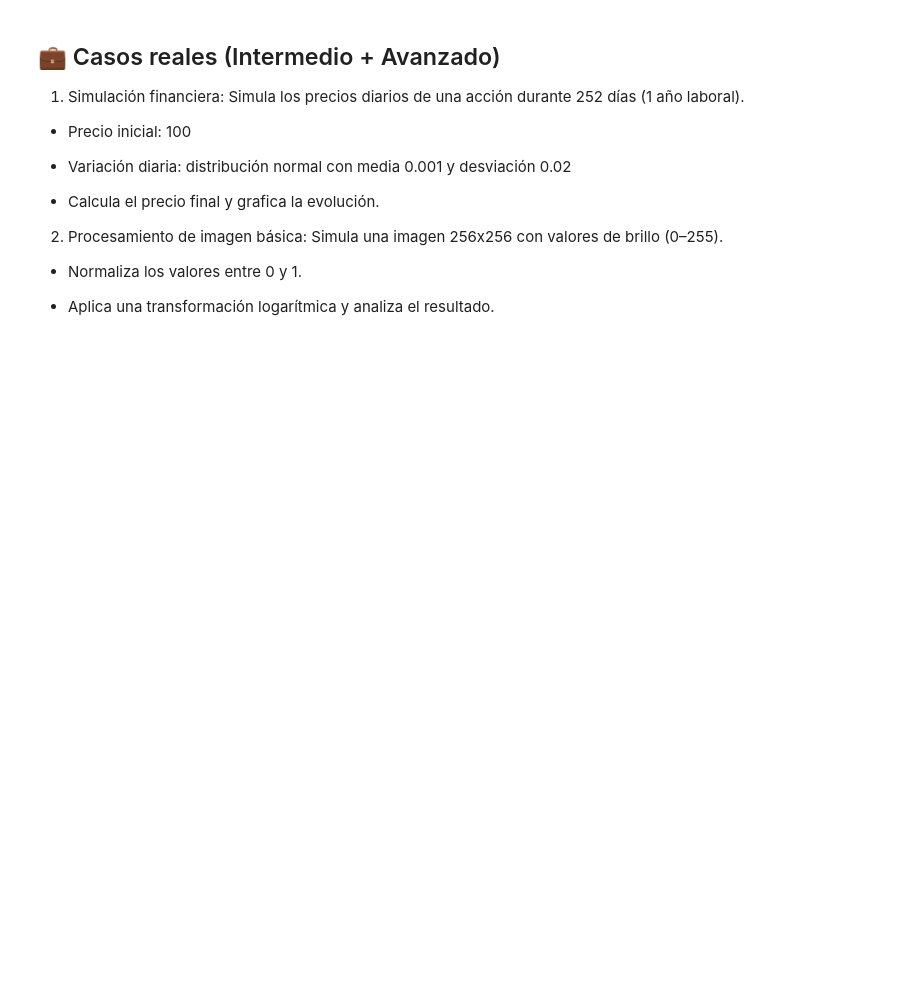
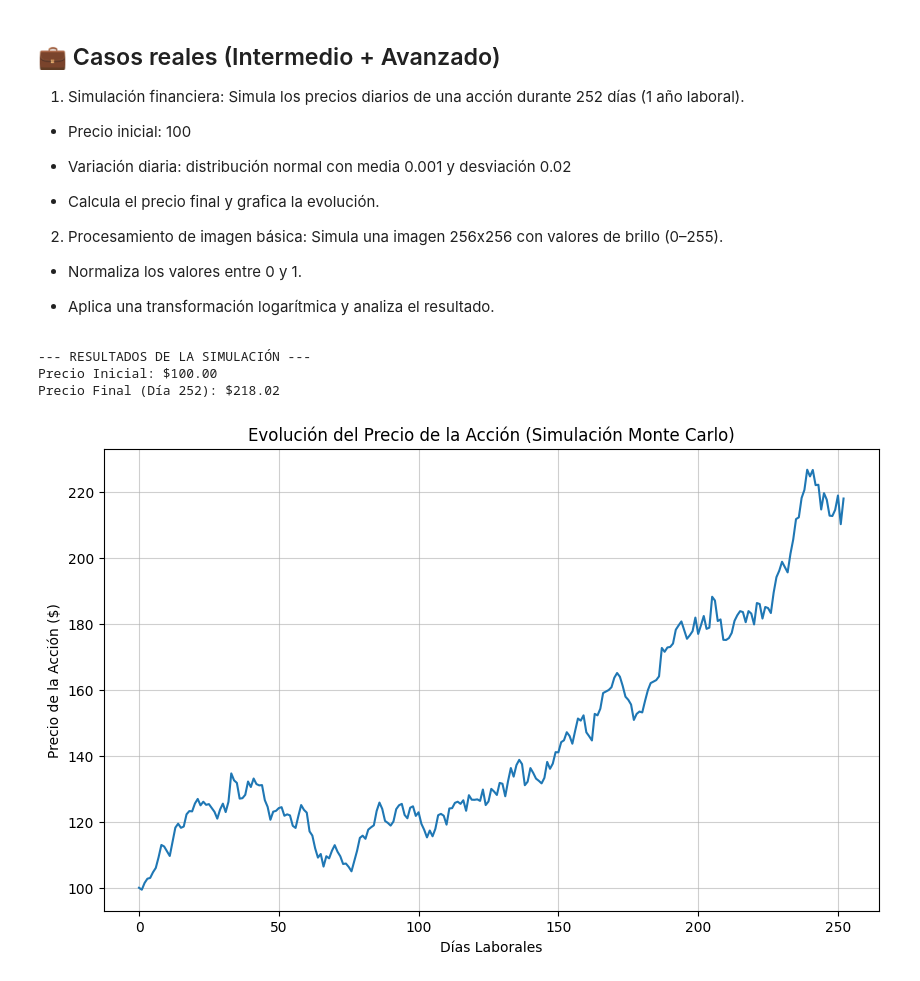
Before and after one commit to aiorodt/Data-Science-Portafolio, a Jupyter notebook: 02_Herramientas/02_Herramientas_Numpy_Clase10.ipynb, the cells around one changed output. Drawn from its saved outputs; the diff is of its cells as text; code cells hidden in the pictures; blank space fills up the shorter version.

```diff
--- a/02_Herramientas/02_Herramientas_Numpy_Clase10.ipynb
+++ b/02_Herramientas/02_Herramientas_Numpy_Clase10.ipynb
@@ -111,3 +111,51 @@ Simula una imagen 256x256 con valores de brillo (0–255).
 - Normaliza los valores entre 0 y 1.
 
 - Aplica una transformación logarítmica y analiza el resultado.
+# %%
+import numpy as np
+# Importamos matplotlib para la visualización, un paso necesario para graficar
+import matplotlib.pyplot as plt
+
+np.random.seed(32)
+
+# Parámetros del modelo
+DIAS = 252
+PRECIO_INICIAL = 100.0
+MEDIA_VARIACION = 0.001
+DESVIACION_VARIACION = 0.02
+
+# 1. Simular los rendimientos diarios (Variación)
+# Usamos np.random.normal, que es la forma estándar de NumPy.
+variaciones_diarias = np.random.normal(loc=MEDIA_VARIACION, scale=DESVIACION_VARIACION, size=DIAS)
+
+# 2. Calcular los factores de crecimiento (1 + Variación)
+factores_crecimiento = 1 + variaciones_diarias
+
+# 3. Calcular los precios acumulados
+# np.cumprod() calcula el producto acumulado de los factores.
+precios_acumulados = PRECIO_INICIAL * np.cumprod(factores_crecimiento)
+
+# 4. Crear el arreglo final de precios (incluyendo el precio inicial para el día 0)
+precios_simulados = np.insert(precios_acumulados, 0, PRECIO_INICIAL)
+
+# 5. Calcular el precio final
+precio_final = precios_simulados[-1]
+
+print(f"--- RESULTADOS DE LA SIMULACIÓN ---")
+print(f"Precio Inicial: ${PRECIO_INICIAL:.2f}")
+print(f"Precio Final (Día {DIAS}): ${precio_final:.2f}")
+
+# 6. GRAFICAR LA EVOLUCIÓN (Parte requerida del problema)
+plt.figure(figsize=(10, 6))
+# Los días van de 0 a 252 (253 puntos de precio)
+plt.plot(precios_simulados)
+plt.title('Evolución del Precio de la Acción (Simulación Monte Carlo)')
+plt.xlabel('Días Laborales')
+plt.ylabel('Precio de la Acción ($)')
+plt.grid(True, alpha=0.6)
+plt.show()
+# %% [output]
+--- RESULTADOS DE LA SIMULACIÓN ---
+Precio Inicial: $100.00
+Precio Final (Día 252): $218.02
+[figure, added]
```
Also changed, not shown: parts of 1 cell of this notebook.
